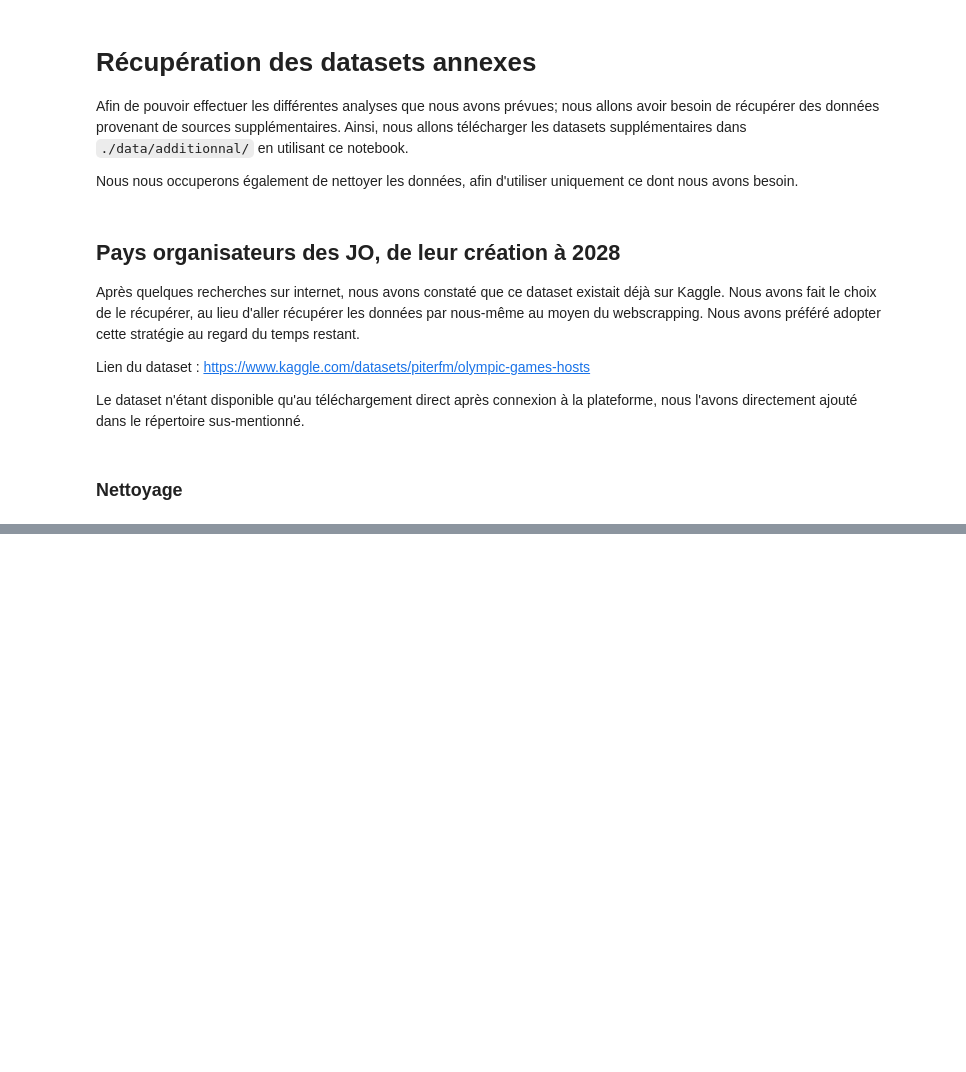
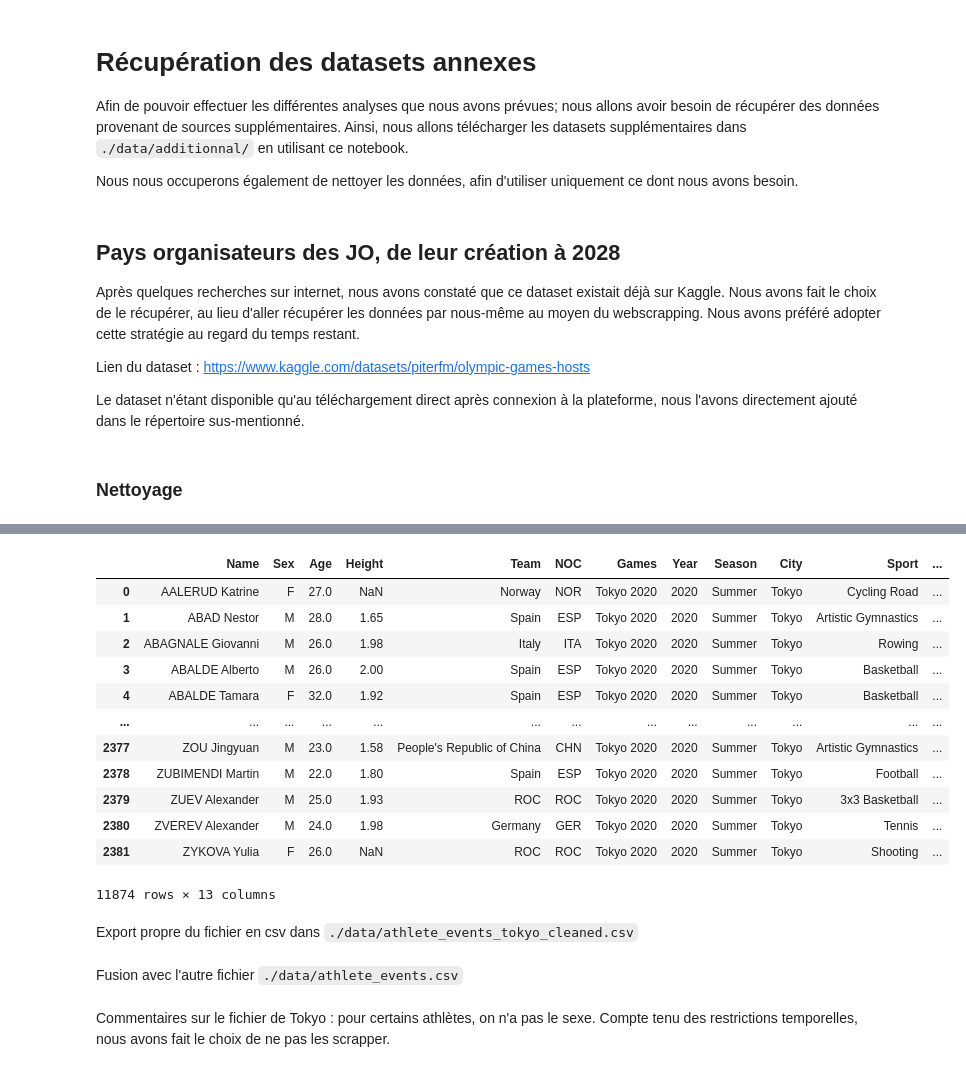
Before and after one commit to nastoo/tp-methodes-pour-analytique, a Jupyter notebook: Misc_dataset_gathering.ipynb, the cells around one changed output, grey strips where cells are left out. Saved outputs shown, nothing was run; the diff lists cells and outputs as text; code cells hidden in the pictures; blank space fills up the shorter version.

```diff
--- a/Misc_dataset_gathering.ipynb
+++ b/Misc_dataset_gathering.ipynb
@@ -47,0 +207,21 @@ df_hosting_countries_filtered.to_csv('data/additionnal/olympic_hosts_filtered.cs
+# %%
+# On remplace les valeurs 'n' en NaN pour le sexe
+df_complete_tokyo2020['Sex'] = df_complete_tokyo2020['Sex'].apply(lambda x: np.NAN if x == 'n' else x)
+# %%
+df_complete_tokyo2020
+# %% [output]
+|  | Name | Sex | Age | Height | Team | NOC | Games | Year | Season | City | Sport | ... |
+| 0 | AALERUD Katrine | F | 27.0 | NaN | Norway | NOR | Tokyo 2020 | 2020 | Summer | Tokyo | Cycling Road | ... |
+| 1 | ABAD Nestor | M | 28.0 | 1.65 | Spain | ESP | Tokyo 2020 | 2020 | Summer | Tokyo | Artistic Gymnastics | ... |
+| 2 | ABAGNALE Giovanni | M | 26.0 | 1.98 | Italy | ITA | Tokyo 2020 | 2020 | Summer | Tokyo | Rowing | ... |
+| 3 | ABALDE Alberto | M | 26.0 | 2.00 | Spain | ESP | Tokyo 2020 | 2020 | Summer | Tokyo | Basketball | ... |
+| 4 | ABALDE Tamara | F | 32.0 | 1.92 | Spain | ESP | Tokyo 2020 | 2020 | Summer | Tokyo | Basketball | ... |
+| ... | ... | ... | ... | ... | ... | ... | ... | ... | ... | ... | ... | ... |
+| 2377 | ZOU Jingyuan | M | 23.0 | 1.58 | People's Republic of China | CHN | Tokyo 2020 | 2020 | Summer | Tokyo | Artistic Gymnastics | ... |
+| 2378 | ZUBIMENDI Martin | M | 22.0 | 1.80 | Spain | ESP | Tokyo 2020 | 2020 | Summer | Tokyo | Football | ... |
+| 2379 | ZUEV Alexander | M | 25.0 | 1.93 | ROC | ROC | Tokyo 2020 | 2020 | Summer | Tokyo | 3x3 Basketball | ... |
+| 2380 | ZVEREV Alexander | M | 24.0 | 1.98 | Germany | GER | Tokyo 2020 | 2020 | Summer | Tokyo | Tennis | ... |
+| 2381 | ZYKOVA Yulia | F | 26.0 | NaN | ROC | ROC | Tokyo 2020 | 2020 | Summer | Tokyo | Shooting | ... |
+11874 rows × 13 columns
+# %% [markdown]
+Export propre du fichier en csv dans `./data/athlete_events_tokyo_cleaned.csv`
@@ -47,0 +230,2 @@ df_hosting_countries_filtered.to_csv('data/additionnal/olympic_hosts_filtered.cs
+# %% [markdown]
+Fusion avec l'autre fichier `./data/athlete_events.csv`
@@ -47,0 +255,2 @@ df_hosting_countries_filtered.to_csv('data/additionnal/olympic_hosts_filtered.cs
+# %% [markdown]
+Commentaires sur le fichier de Tokyo : pour certains athlètes, on n'a pas le sexe. Compte tenu des restrictions temporelles, nous avons fait le choix de ne pas les scrapper.
```
Also changed, not shown: parts of 22 cells of this notebook, 3 other files.
